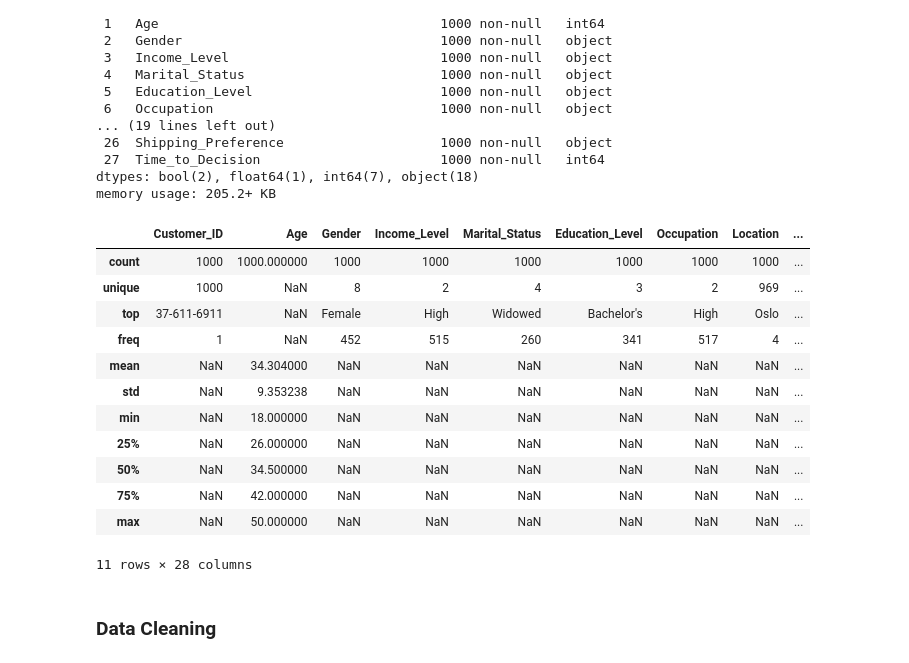
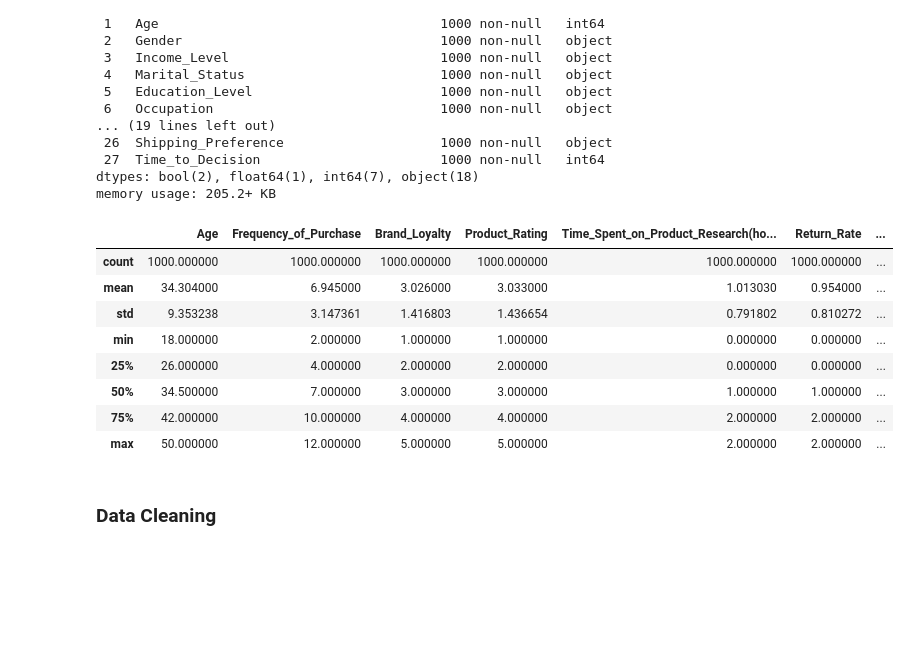
Before and after one commit to codeteme/IDS706_ConsumerBehavior_Analysis, a Jupyter notebook: src/main.ipynb, the cells around one changed output. Saved outputs shown, nothing was run; the diff lists cells and outputs as text; code cells hidden in the pictures; blank space fills up the shorter version.

```diff
--- a/src/main.ipynb
+++ b/src/main.ipynb
@@ -54,20 +70,16 @@ Data columns (total 28 columns):
 dtypes: bool(2), float64(1), int64(7), object(18)
 memory usage: 205.2+ KB
 # %%
-data.describe(include="all")
+data.describe()
 # %% [output]
-|  | Customer_ID | Age | Gender | Income_Level | Marital_Status | Education_Level | Occupation | Location | ... |
-| count | 1000 | 1000.000000 | 1000 | 1000 | 1000 | 1000 | 1000 | 1000 | ... |
-| unique | 1000 | NaN | 8 | 2 | 4 | 3 | 2 | 969 | ... |
-| top | 37-611-6911 | NaN | Female | High | Widowed | Bachelor's | High | Oslo | ... |
-| freq | 1 | NaN | 452 | 515 | 260 | 341 | 517 | 4 | ... |
-| mean | NaN | 34.304000 | NaN | NaN | NaN | NaN | NaN | NaN | ... |
-| std | NaN | 9.353238 | NaN | NaN | NaN | NaN | NaN | NaN | ... |
-| min | NaN | 18.000000 | NaN | NaN | NaN | NaN | NaN | NaN | ... |
-| 25% | NaN | 26.000000 | NaN | NaN | NaN | NaN | NaN | NaN | ... |
-| 50% | NaN | 34.500000 | NaN | NaN | NaN | NaN | NaN | NaN | ... |
-| 75% | NaN | 42.000000 | NaN | NaN | NaN | NaN | NaN | NaN | ... |
-| max | NaN | 50.000000 | NaN | NaN | NaN | NaN | NaN | NaN | ... |
+|  | Age | Frequency_of_Purchase | Brand_Loyalty | Product_Rating | Time_Spent_on_Product_Research(ho... | Return_Rate | ... |
+| count | 1000.000000 | 1000.000000 | 1000.000000 | 1000.000000 | 1000.000000 | 1000.000000 | ... |
+| mean | 34.304000 | 6.945000 | 3.026000 | 3.033000 | 1.013030 | 0.954000 | ... |
+| std | 9.353238 | 3.147361 | 1.416803 | 1.436654 | 0.791802 | 0.810272 | ... |
+| min | 18.000000 | 2.000000 | 1.000000 | 1.000000 | 0.000000 | 0.000000 | ... |
+| 25% | 26.000000 | 4.000000 | 2.000000 | 2.000000 | 0.000000 | 0.000000 | ... |
+| 50% | 34.500000 | 7.000000 | 3.000000 | 3.000000 | 1.000000 | 1.000000 | ... |
+| 75% | 42.000000 | 10.000000 | 4.000000 | 4.000000 | 2.000000 | 2.000000 | ... |
+| max | 50.000000 | 12.000000 | 5.000000 | 5.000000 | 2.000000 | 2.000000 | ... |
-11 rows × 28 columns
 # %% [markdown]
 ### Data Cleaning
```
Also changed, not shown: parts of 28 cells of this notebook, 7 other files.
